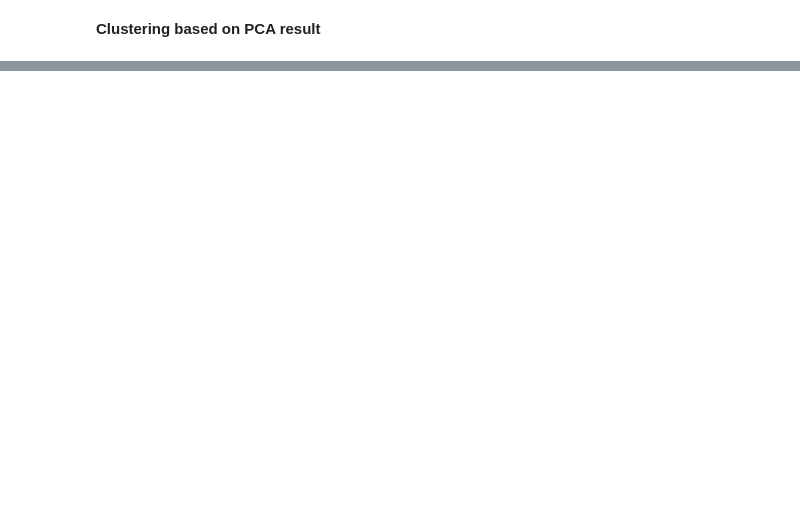
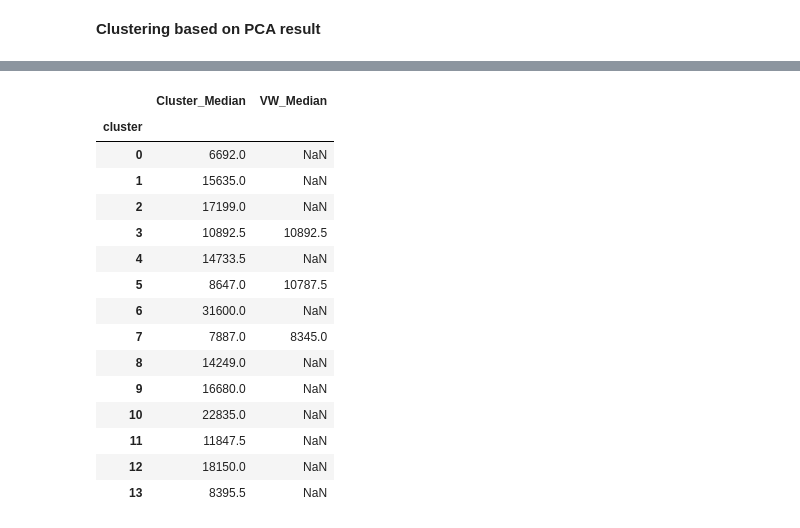
Before and after one commit to ZPRRR2004/CS182_Final_Project, a Jupyter notebook: Clustering.ipynb, the cells around one changed output, grey strips where cells are left out. Cells and saved outputs as stored; diff of their text form; code cells hidden in the pictures; blank space fills up the shorter version.

```diff
--- a/Clustering.ipynb
+++ b/Clustering.ipynb
@@ -243,0 +244,55 @@ Found 49 competitor models for SAE, saved to vw_competitors_sae.csv
+# %%
+# 列出聚类结果里面每个类里面vw的数量
+
+def count_vw_per_cluster(df_orig, df_clusters, name):
+    df = df_orig.copy()
+    df['cluster'] = df_clusters['cluster']
+    vw_counts = df[df['CarBrand_volkswagen'] == 1].groupby('cluster').size()
+    print(f"Volkswagen counts per cluster for {name}:")
+    for cluster_num, count in vw_counts.items():
+        print(f"  Cluster {cluster_num}: {count} VW(s)")
+    return vw_counts
+
+print("\nVolkswagen counts per cluster (PCA):")
+count_vw_per_cluster(df_orig, df_pca, "PCA")
+
+print("\nVolkswagen counts per cluster (AE):")
+count_vw_per_cluster(df_orig, df_ae, "AE")
+
+print("\nVolkswagen counts per cluster (SAE):")
+count_vw_per_cluster(df_orig, df_sae, "SAE")
+
+
+# 计算每个类的价格中位数，有vw的类同时计算所有类内vw的价格中位数，列成表格
+# 根据Car_id去car_price里面找原来的真实价格
+
+def cluster_price_medians(df_orig, df_clusters, name):
+    # 读取原始价格数据
+    df_price = pd.read_csv("./Data/car_price.csv")
+    df = df_orig.copy()
+    df['cluster'] = df_clusters['cluster']
+    # 每个类的价格中位数（Car_id去car_price里面找真实价格）
+    def cluster_median(car_ids):
+        prices = df_price[df_price['car_ID'].isin(car_ids)]['price']
+        if len(prices) == 0:
+            return float('nan')
+        return prices.median()
+    cluster_medians = df.groupby('cluster')['car_ID'].apply(cluster_median).rename('Cluster_Median')
+    # 每个类内VW的价格中位数（Car_id去car_price里面找真实价格）
+    def vw_median(car_ids):
+        vw_ids = df[(df['car_ID'].isin(car_ids)) & (df['CarBrand_volkswagen'] == 1)]['car_ID']
+        prices = df_price[df_price['car_ID'].isin(vw_ids)]['price']
+        if len(prices) == 0:
+            return float('nan')
+        return prices.median()
+    vw_in_cluster = df.groupby('cluster')['car_ID'].apply(vw_median).rename('VW_Median')
+    # 合并成一个表格
+    result = pd.concat([cluster_medians, vw_in_cluster], axis=1)
+    print(f"\nCluster price medians and VW price medians for {name}:")
+    print(result)
+    return result
+
+cluster_price_medians(df_orig, df_pca, "PCA")
+cluster_price_medians(df_orig, df_ae, "AE")
+cluster_price_medians(df_orig, df_sae, "SAE")
+# %% [output]
@@ -244,3 +316,19 @@ Found 49 competitor models for SAE, saved to vw_competitors_sae.csv
+|  | Cluster_Median | VW_Median |
+| cluster |  |  |
+| 0 | 6692.0 | NaN |
+| 1 | 15635.0 | NaN |
+| 2 | 17199.0 | NaN |
+| 3 | 10892.5 | 10892.5 |
+| 4 | 14733.5 | NaN |
+| 5 | 8647.0 | 10787.5 |
+| 6 | 31600.0 | NaN |
+| 7 | 7887.0 | 8345.0 |
+| 8 | 14249.0 | NaN |
+| 9 | 16680.0 | NaN |
+| 10 | 22835.0 | NaN |
+| 11 | 11847.5 | NaN |
+| 12 | 18150.0 | NaN |
+| 13 | 8395.5 | NaN |
 # %%
 import os
 import pandas as pd
```
Also changed, not shown: parts of 5 cells of this notebook, 23 other files.
